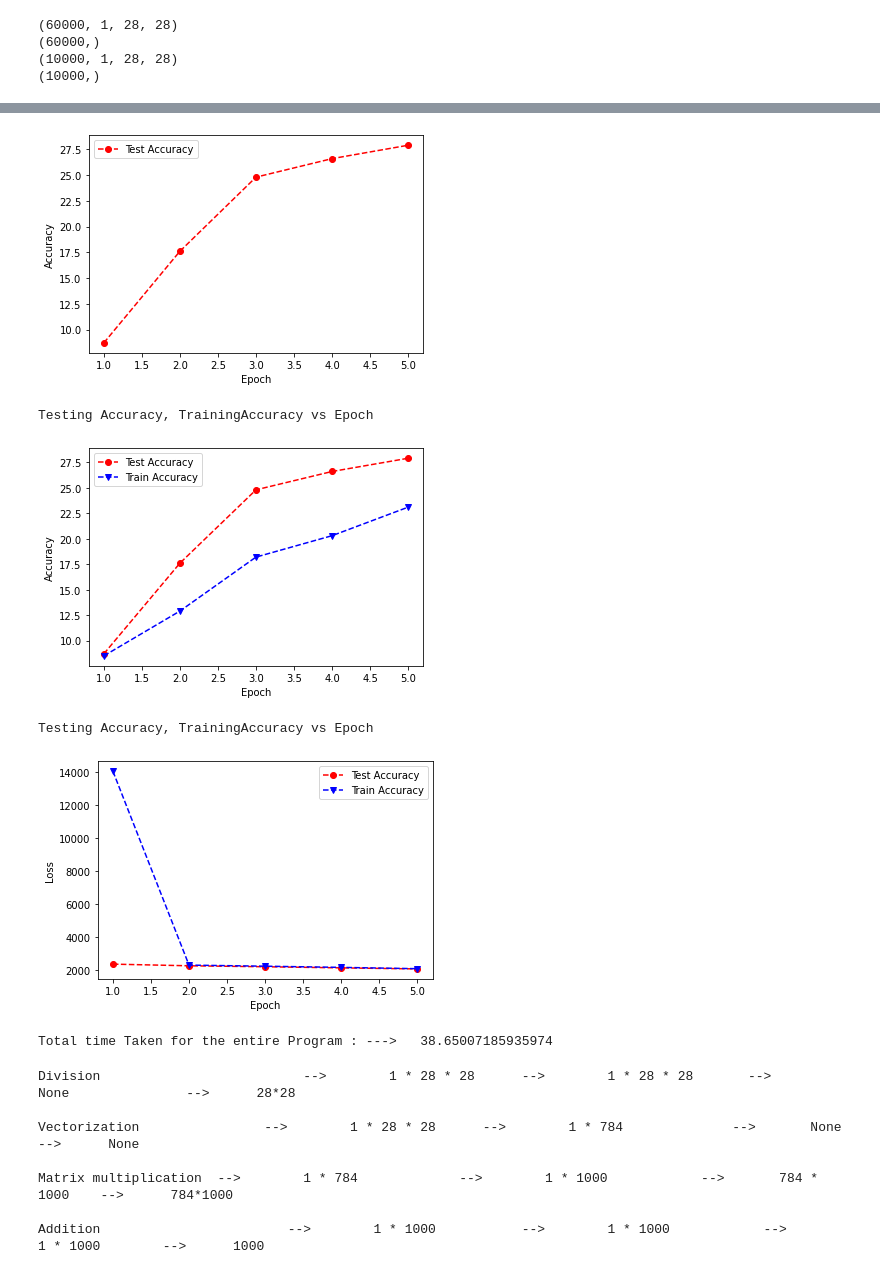
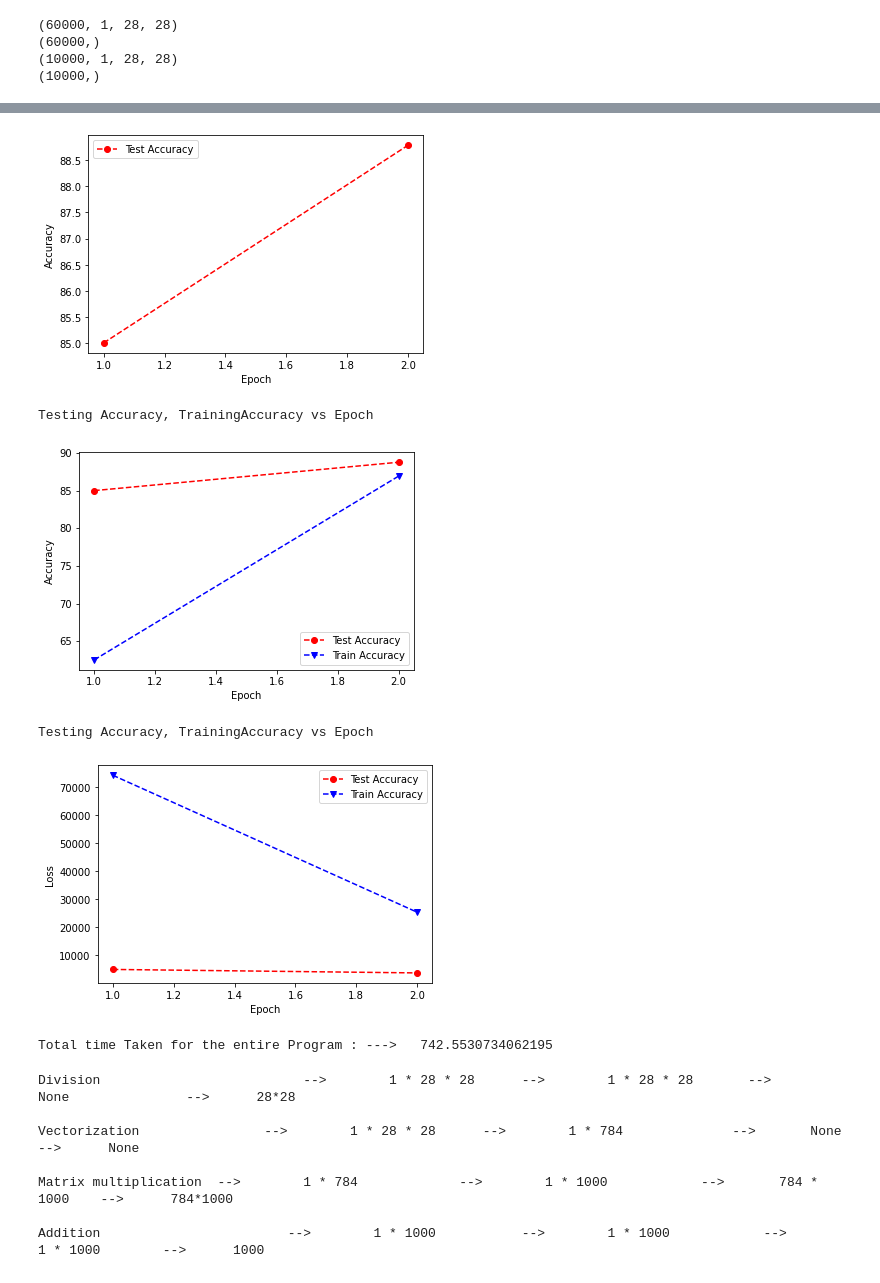
Before and after one commit to ksk94966/XNN_Math, a Jupyter notebook: NN.ipynb, the cells around one changed output, grey strips where cells are left out. Drawn from its saved outputs; the diff is of its cells as text; code cells hidden in the pictures.

```diff
--- a/NN.ipynb
+++ b/NN.ipynb
@@ -148,7 +148,7 @@ def testingNN(testdata,testlabels):
   total = 0;
 #Forward Pass
   total_testing_loss = 0
-  for sample in range(1000):
+  for sample in range(10000):
     a0 = testdata[sample]                                                                    #division by 255
     a0 = a0.reshape(1,784)                                                                 #Reshaping ---> Vectorization
     #print(bh1)
@@ -207,14 +207,14 @@ epoch_train_loss = dict()
 epoch_test_loss = dict()
 
 #Training epochs
-for epoch in range(5):
+for epoch in range(2):
   epoch_number = epoch + 1
   start = time.time()
   train_LossPerEpoch = 0
   count = 0;
   total = 0;
   #Training Forward Pass
-  for sample in range(1000):
+  for sample in range(60000):
     a0 = np.copy(train_data[sample])
     a0 = a0.reshape(1,784)                                                                                #Reshaping ---> Vectorization
     #print(bh1)
@@ -294,10 +294,10 @@ for epoch in range(5):
   print("-------------------------------start--------------------------------")
   print("Time Elapsed --->     ", time_elapsed )
   epoch_train_loss[epoch_number] = train_LossPerEpoch
-  Avg_train_LossPerEpoch = train_LossPerEpoch/1000
+  Avg_train_LossPerEpoch = train_LossPerEpoch/60000
   print("Average Training Loss for this epoch -->   " , Avg_train_LossPerEpoch)
   test_accuracy_epoch,test_LossPerEpoch =  testingNN(test_data,test_labels)
-  print("Average Testing Loss for this epoch -->   " , test_LossPerEpoch/1000)
+  print("Average Testing Loss for this epoch -->   " , test_LossPerEpoch/10000)
   epoch_test_loss[epoch_number] = test_LossPerEpoch
   print("Testing Accuracy for this epoch--->   ", test_accuracy_epoch)
   print("---------------------End---------------------------------------")
@@ -403,12 +403,12 @@ Label   9   Accuracy -->   0.0
 
 
 Accuracy vs Epoch
-[figure, old version]
+[figure, new version]
 Testing Accuracy, TrainingAccuracy vs Epoch
-[figure, old version]
+[figure, new version]
 Testing Accuracy, TrainingAccuracy vs Epoch
-[figure, old version]
+[figure, new version]
-Total time Taken for the entire Program : --->   38.65007185935974
+Total time Taken for the entire Program : --->   742.5530734062195
 # %%
 print("Division                          -->        1 * 28 * 28      -->        1 * 28 * 28       -->       None               -->      28*28 \n")
 print("Vectorization                -->        1 * 28 * 28      -->        1 * 784              -->       None              -->      None \n")
```
Also changed, not shown: parts of 1 cell of this notebook.
